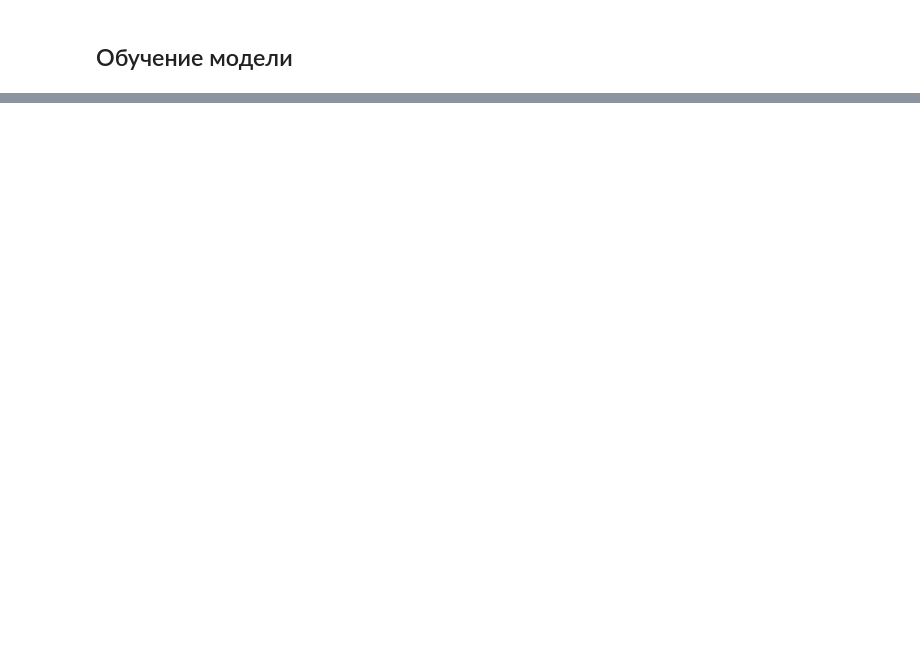
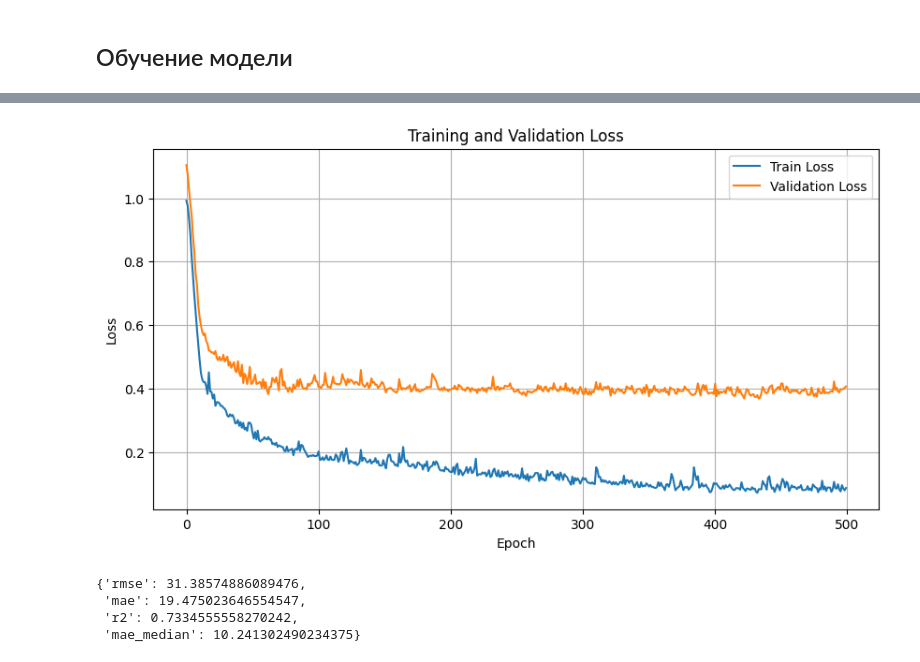
Before and after one commit to rimgro/biocadprotein, a Jupyter notebook: notebooks/4_embeddings_with_ffn.ipynb, the cells around one changed output, grey strips where cells are left out. Cells and saved outputs as stored; diff of their text form; code cells hidden in the pictures; blank space fills up the shorter version.

```diff
--- a/notebooks/4_embeddings_with_ffn.ipynb
+++ b/notebooks/4_embeddings_with_ffn.ipynb
@@ -150,0 +85,23 @@ KeyError: '[2, 5, 16, 37, 40, 42, 46, 47, 69, 87, 92, 94, 107, 109, 114, 117, 12
+# %%
+x_series, y_series = dataset.get_train(TARGET, is_scaled=True)
+
+x = np.vstack(x_series.values)
+y = y_series.values
+# %%
+x_train, x_val, y_train, y_val = train_test_split(x, y, test_size=0.1, random_state=52)
+
+train_dataset = TensorDataset(torch.tensor(x_train, dtype=torch.float32),
+                              torch.tensor(y_train, dtype=torch.float32))
+val_dataset = TensorDataset(torch.tensor(x_val, dtype=torch.float32),
+                            torch.tensor(y_val, dtype=torch.float32))
+
+train_loader = DataLoader(train_dataset, batch_size=BATCH_SIZE, shuffle=True)
+val_loader = DataLoader(val_dataset, batch_size=BATCH_SIZE)
+# %%
+model = FNNRegressor(input_size=x.shape[1], hidden_sizes=[128, 64, 32], dropout_rate=0.2).to(DEVICE)
+optimizer = optim.Adam(model.parameters(), lr=LEARNING_RATE)
+loss_fn = nn.MSELoss()
+# %%
+# Инициализация списков для сохранения метрик
+train_losses = []
+val_losses = []
@@ -150,0 +171,15 @@ KeyError: '[2, 5, 16, 37, 40, 42, 46, 47, 69, 87, 92, 94, 107, 109, 114, 117, 12
+# %%
+import matplotlib.pyplot as plt
+
+# Построение графиков после обучения
+plt.figure(figsize=(10, 5))
+plt.plot(train_losses, label='Train Loss')
+plt.plot(val_losses, label='Validation Loss')
+plt.title('Training and Validation Loss')
+plt.xlabel('Epoch')
+plt.ylabel('Loss')
+plt.legend()
+plt.grid(True)
+plt.show()
+# %% [output]
+[figure, added]
@@ -150,0 +188,17 @@ KeyError: '[2, 5, 16, 37, 40, 42, 46, 47, 69, 87, 92, 94, 107, 109, 114, 117, 12
+# %%
+model.eval()
+
+with torch.no_grad():
+    y_pred = model(torch.Tensor(x_test).to('cuda'))
+
+# Метрики
+metrics = get_regression_metrics(
+    y_pred=dataset.rescale_targets(y_pred.cpu(), TARGET),
+    y_true=dataset.rescale_targets(y_test, TARGET)
+)
+metrics
+# %% [output]
+{'rmse': 31.38574886089476,
+ 'mae': 19.475023646554547,
+ 'r2': 0.7334555558270242,
+ 'mae_median': 10.241302490234375}
```
Also changed, not shown: parts of 9 cells of this notebook, 2 other files.
